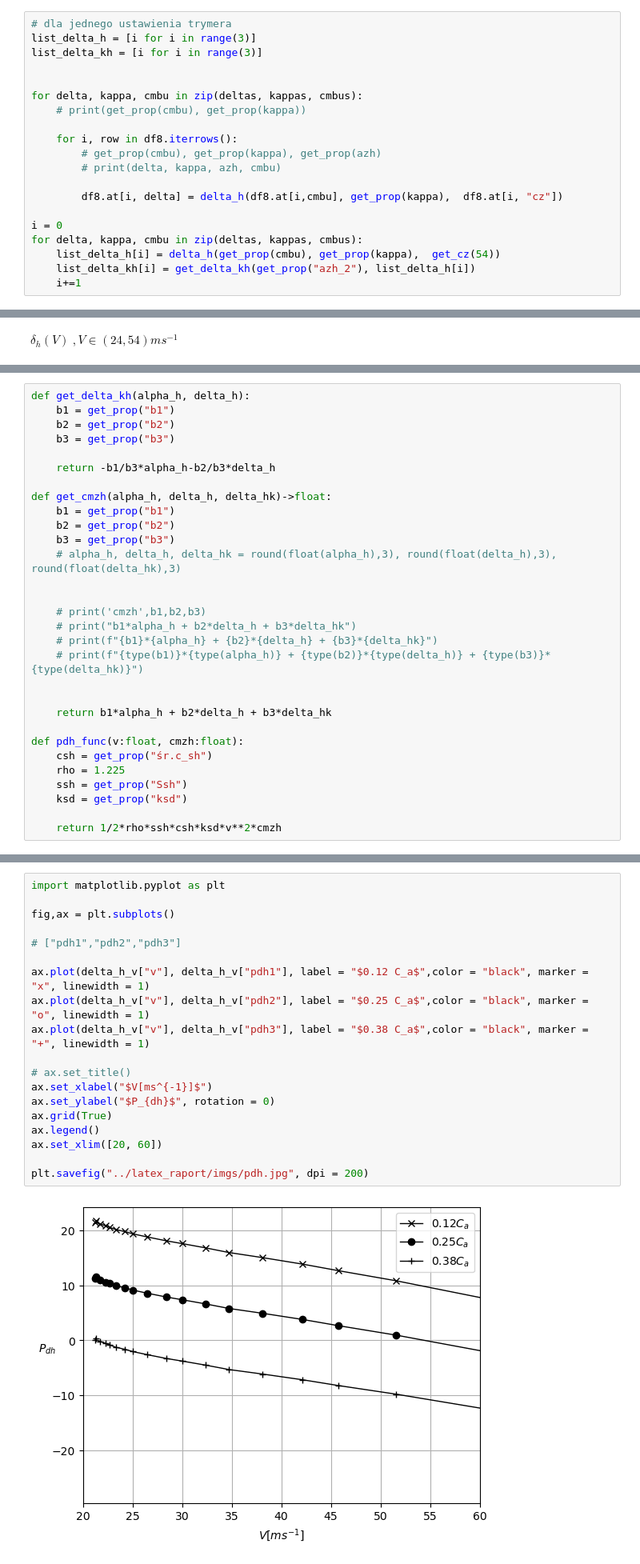
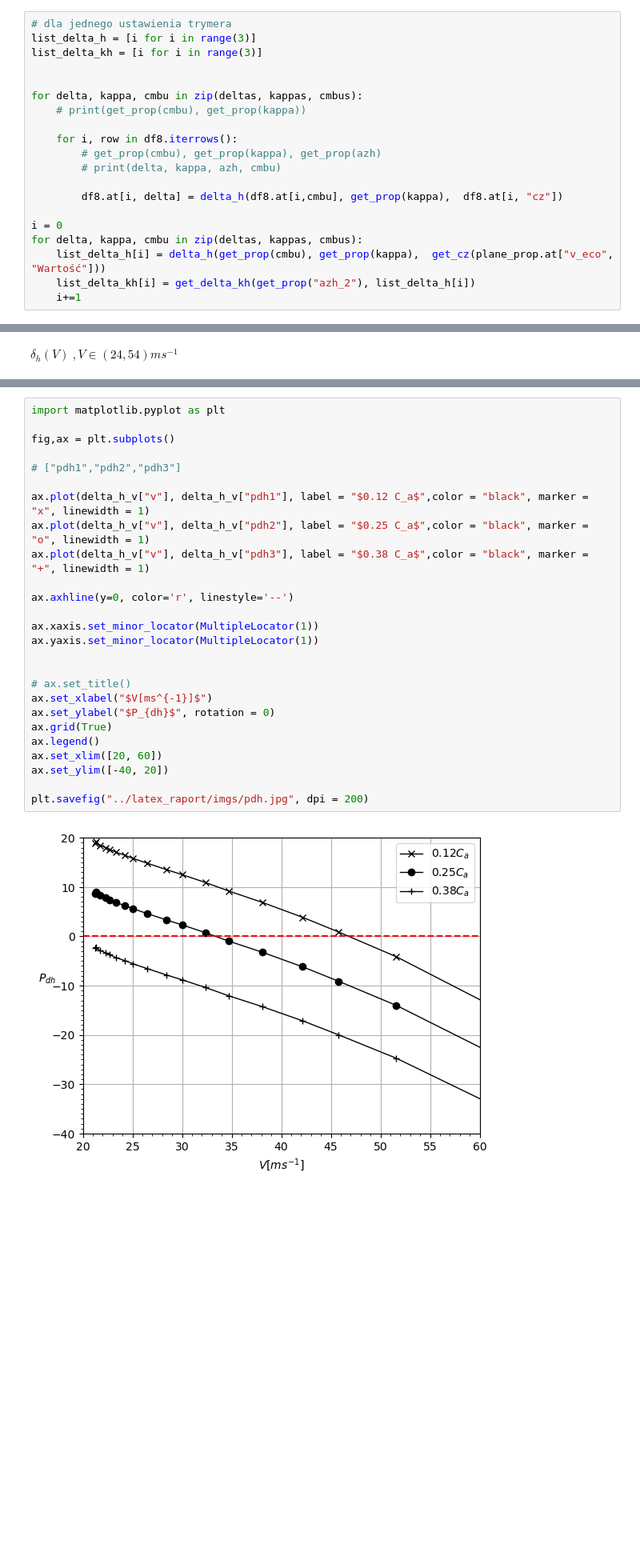
Before and after one commit to mahromir/FLIGHT_MECHANICS, a Jupyter notebook: proj9/src/ml_proj9.ipynb, the cells around one changed output, grey strips where cells are left out. Shown at 80% size. Cells and saved outputs as stored; diff of their text form; blank space fills up the shorter version.

```diff
--- a/proj9/src/ml_proj9.ipynb
+++ b/proj9/src/ml_proj9.ipynb
@@ -140,7 +152,7 @@ for delta, kappa, cmbu in zip(deltas, kappas, cmbus):
 
 i = 0
 for delta, kappa, cmbu in zip(deltas, kappas, cmbus):
-    list_delta_h[i] = delta_h(get_prop(cmbu), get_prop(kappa),  get_cz(54))
+    list_delta_h[i] = delta_h(get_prop(cmbu), get_prop(kappa),  get_cz(plane_prop.at["v_eco", "Wartość"]))
     list_delta_kh[i] = get_delta_kh(get_prop("azh_2"), list_delta_h[i])
     i+=1
 # %%
@@ -253,36 +278,6 @@ plt.savefig("../latex_raport/imgs/delta_h_v.jpg", dpi = 200)
 # f.close()
 # %% [markdown]
 ## Siła na drążku
-# %%
-def get_delta_kh(alpha_h, delta_h):
-    b1 = get_prop("b1")
-    b2 = get_prop("b2")
-    b3 = get_prop("b3")
-
-    return -b1/b3*alpha_h-b2/b3*delta_h
-
-def get_cmzh(alpha_h, delta_h, delta_hk)->float:
-    b1 = get_prop("b1")
-    b2 = get_prop("b2")
-    b3 = get_prop("b3")
-    # alpha_h, delta_h, delta_hk = round(float(alpha_h),3), round(float(delta_h),3), round(float(delta_hk),3)
-
-
-    # print('cmzh',b1,b2,b3)
-    # print("b1*alpha_h + b2*delta_h + b3*delta_hk")
-    # print(f"{b1}*{alpha_h} + {b2}*{delta_h} + {b3}*{delta_hk}")
-    # print(f"{type(b1)}*{type(alpha_h)} + {type(b2)}*{type(delta_h)} + {type(b3)}*{type(delta_hk)}")
-
-
-    return b1*alpha_h + b2*delta_h + b3*delta_hk
-
-def pdh_func(v:float, cmzh:float):
-    csh = get_prop("śr.c_sh")
-    rho = 1.225
-    ssh = get_prop("Ssh")
-    ksd = get_prop("ksd")
-
-    return 1/2*rho*ssh*csh*ksd*v**2*cmzh
 # %%
 # cz dla prękości ekonomicznej 34
 v_H = get_prop("v_cruise")
@@ -328,21 +342,28 @@ See the caveats in the documentation: https://pandas.pydata.org/pandas-docs/stab
 # %%
 import matplotlib.pyplot as plt
 
 fig,ax = plt.subplots()
 
 # ["pdh1","pdh2","pdh3"]
 
 ax.plot(delta_h_v["v"], delta_h_v["pdh1"], label = "$0.12 C_a$",color = "black", marker = "x", linewidth = 1)
 ax.plot(delta_h_v["v"], delta_h_v["pdh2"], label = "$0.25 C_a$",color = "black", marker = "o", linewidth = 1)
 ax.plot(delta_h_v["v"], delta_h_v["pdh3"], label = "$0.38 C_a$",color = "black", marker = "+", linewidth = 1)
 
+ax.axhline(y=0, color='r', linestyle='--')
+
+ax.xaxis.set_minor_locator(MultipleLocator(1))
+ax.yaxis.set_minor_locator(MultipleLocator(1))
+
+
 # ax.set_title()
 ax.set_xlabel("$V[ms^{-1}]$")
 ax.set_ylabel("$P_{dh}$", rotation = 0)
 ax.grid(True)
 ax.legend()
 ax.set_xlim([20, 60])
+ax.set_ylim([-40, 20])
 
 plt.savefig("../latex_raport/imgs/pdh.jpg", dpi = 200)
 # %% [output]
-[figure, old version]
+[figure, new version]
```
Also changed, not shown: parts of 8 cells of this notebook, 10 other files.
